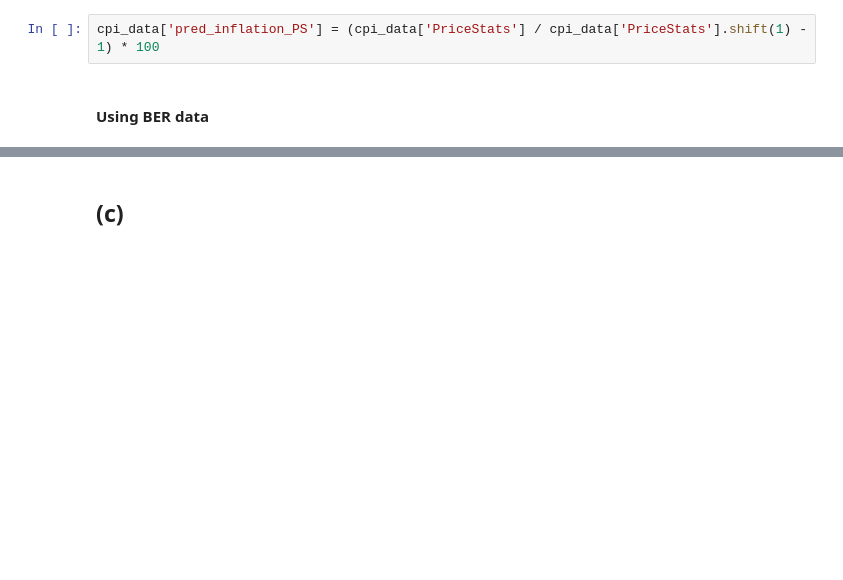
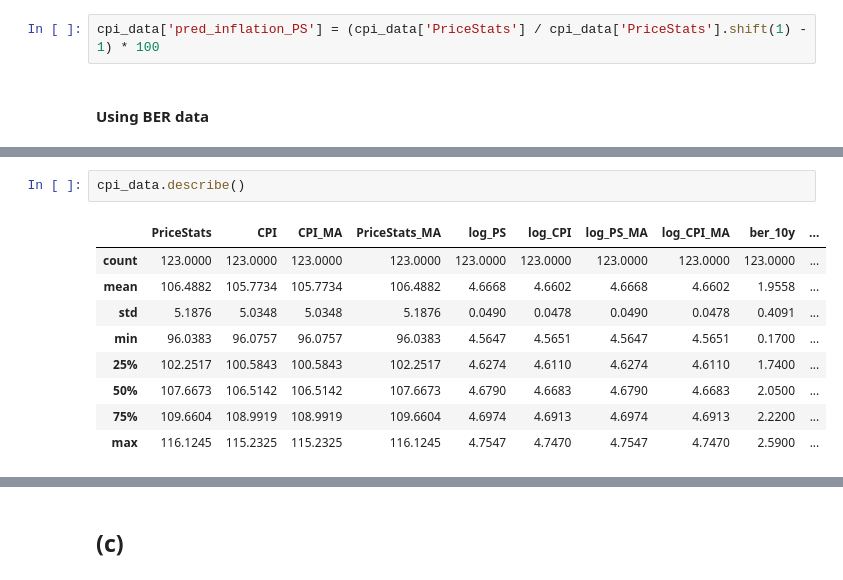
Before and after one commit to pipeton8/6.439-stats-comp-applications, a Jupyter notebook: Assignments/3 - Economics/6.439 - Problem Set 3.ipynb, the cells around one changed output, grey strips where cells are left out. Cells and saved outputs as stored; diff of their text form; blank space fills up the shorter version.

```diff
--- a/Assignments/3 - Economics/6.439 - Problem Set 3.ipynb
+++ b/Assignments/3 - Economics/6.439 - Problem Set 3.ipynb
@@ -1141,0 +1157,12 @@ cpi_data['pred_inflation_PS'] = (cpi_data['PriceStats'] / cpi_data['PriceStats']
+# %%
+cpi_data.describe()
+# %% [output]
+|  | PriceStats | CPI | CPI_MA | PriceStats_MA | log_PS | log_CPI | log_PS_MA | log_CPI_MA | ber_10y | ... |
+| count | 123.0000 | 123.0000 | 123.0000 | 123.0000 | 123.0000 | 123.0000 | 123.0000 | 123.0000 | 123.0000 | ... |
+| mean | 106.4882 | 105.7734 | 105.7734 | 106.4882 | 4.6668 | 4.6602 | 4.6668 | 4.6602 | 1.9558 | ... |
+| std | 5.1876 | 5.0348 | 5.0348 | 5.1876 | 0.0490 | 0.0478 | 0.0490 | 0.0478 | 0.4091 | ... |
+| min | 96.0383 | 96.0757 | 96.0757 | 96.0383 | 4.5647 | 4.5651 | 4.5647 | 4.5651 | 0.1700 | ... |
+| 25% | 102.2517 | 100.5843 | 100.5843 | 102.2517 | 4.6274 | 4.6110 | 4.6274 | 4.6110 | 1.7400 | ... |
+| 50% | 107.6673 | 106.5142 | 106.5142 | 107.6673 | 4.6790 | 4.6683 | 4.6790 | 4.6683 | 2.0500 | ... |
+| 75% | 109.6604 | 108.9919 | 108.9919 | 109.6604 | 4.6974 | 4.6913 | 4.6974 | 4.6913 | 2.2200 | ... |
+| max | 116.1245 | 115.2325 | 115.2325 | 116.1245 | 4.7547 | 4.7470 | 4.7547 | 4.7470 | 2.5900 | ... |
```
Also changed, not shown: parts of 18 cells of this notebook.
